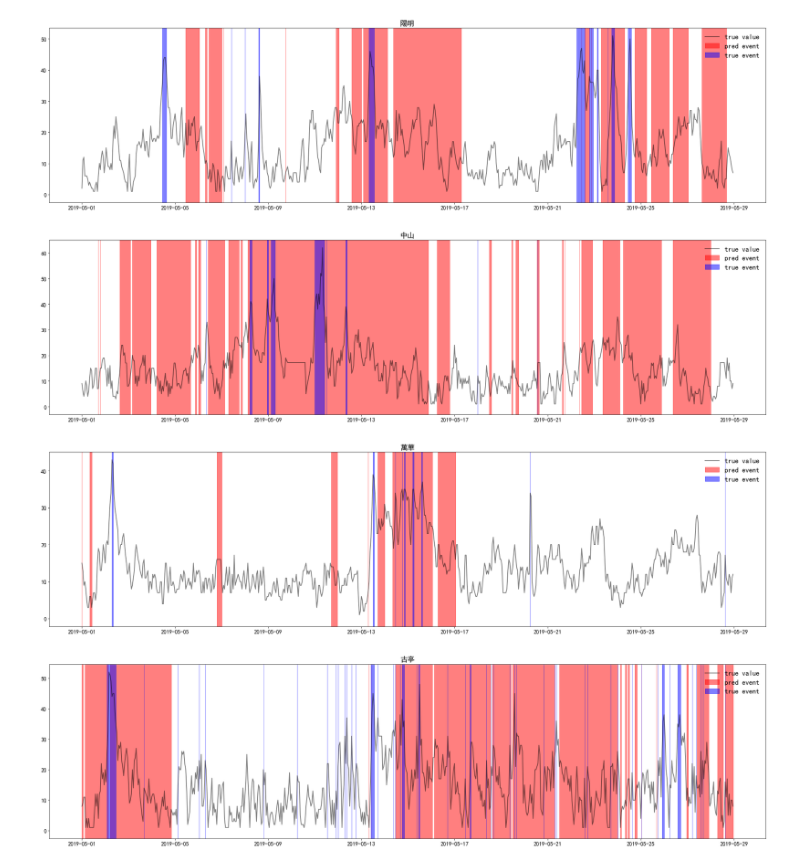
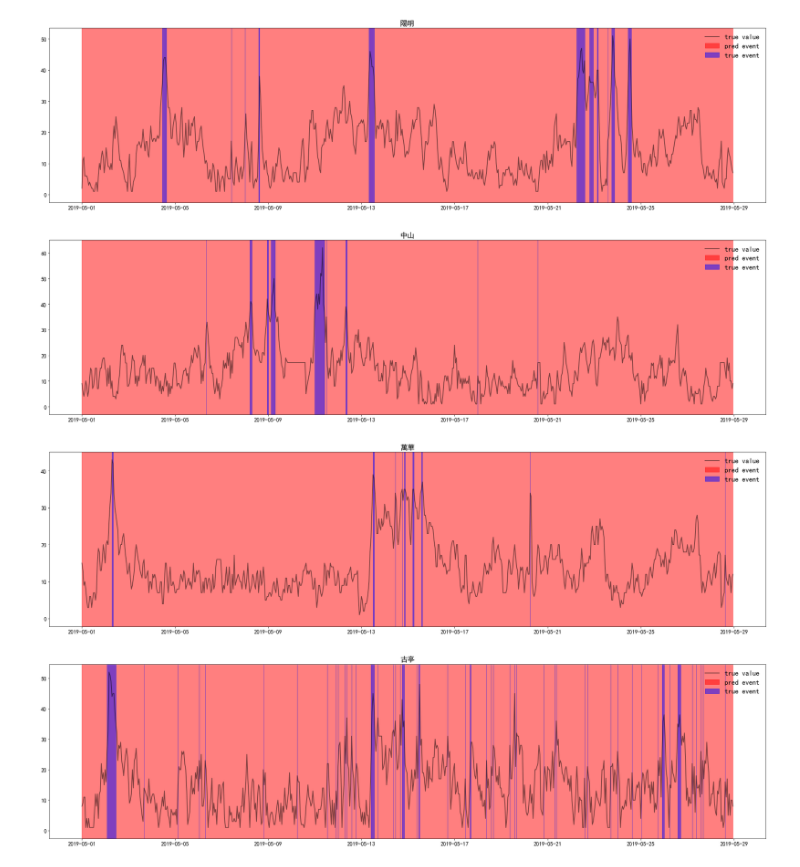
Before and after one commit to archiexdex/pm25_research, a Jupyter notebook: result_visualisation.ipynb, the cells around one changed output. Saved outputs shown, nothing was run; the diff lists cells and outputs as text; code cells hidden in the pictures.

```diff
--- a/result_visualisation.ipynb
+++ b/result_visualisation.ipynb
@@ -45,7 +45,7 @@ def get_scope(x, y):
     y_list.append(y[st:ed+1])
     return x_list, y_list
 # %%
-def get_mask(data, thres):
+def get_mask(opt, data, thres):
     dif_data = data[1:] - data[:-1]
     index = np.argwhere(dif_data>=10)[:, 0] + 1
     mask = np.zeros((data.shape[0]))
@@ -101,35 +101,35 @@ def plot(sitename, no):
                     color='r',
                     alpha=0.5,
                     transform=ax.get_xaxis_transform(),
                     label='pred event'
                    )
     ax.fill_between(x, 0, max(true),
                     where=mask>.5,
                     color='b',
                     alpha=0.5,
                     transform=ax.get_xaxis_transform(),
                     label='true event'
                    )
     ax.plot(x, true,      color='black',  lw=2,  alpha=.5, label='true value')
     ax.legend(loc='best', frameon=False, fontsize='xx-large')
 
     plt.title(f"{sitename}", fontsize=18)
     plt.xticks(fontsize=14)
     plt.yticks(fontsize=14)
     plt.show()
 
-no = 129
+no = 132
 args = [f"--no={no}"]
 opt = parse(args)
 same_seeds(opt.seed)
 shift = -1 # -1 ... -target_size
 
 for sitename in SAMPLE_SITES:
 #     print(sitename)
     plot(sitename, f"{no}")
 #     break
 # %% [output]
-[figure, old version]
+[figure, new version]
-[figure, old version]
+[figure, new version]
-[figure, old version]
+[figure, new version]
-[figure, old version]
+[figure, new version]
```
Also changed, not shown: 7 other files.
